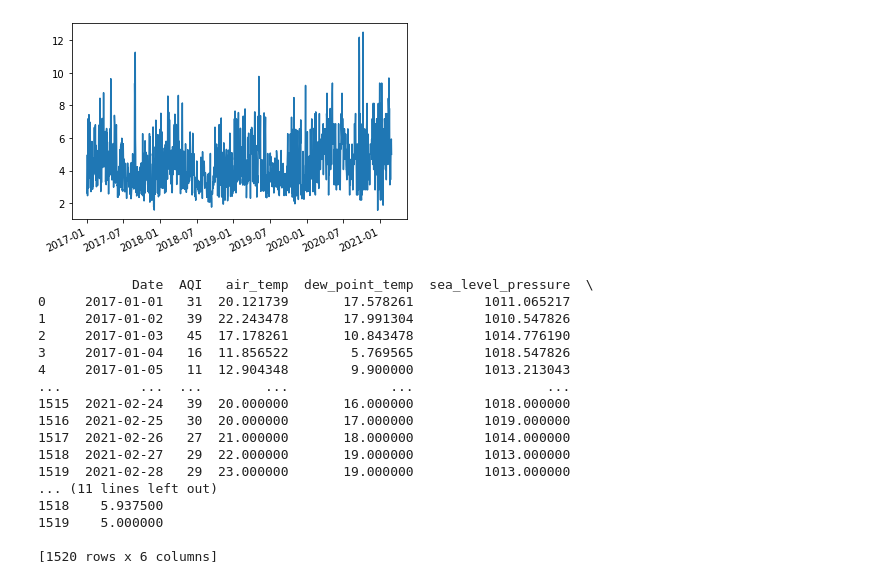
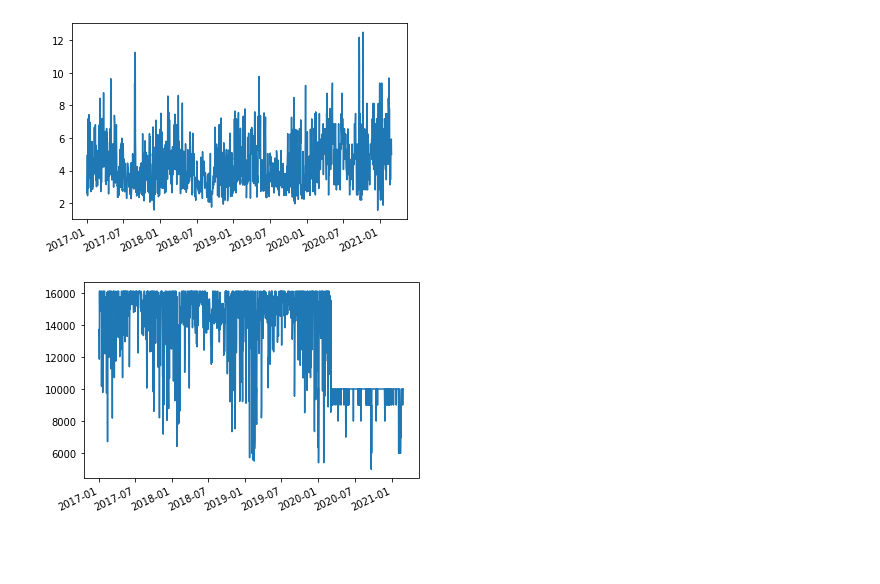
Before and after one commit to gallo-json/air-pollution-forecast, a Jupyter notebook: src/train_model.ipynb, the cells around one changed output. Cells and saved outputs as stored; diff of their text form; code cells hidden in the pictures; blank space fills up the shorter version.

```diff
--- a/src/train_model.ipynb
+++ b/src/train_model.ipynb
@@ -48,25 +47,9 @@ plt.gcf().autofmt_xdate(rotation=25)
 plt.show()
 # %% [output]
 [figure]
-# %%
-
-
-df.values.shape
-# %% [output]
-            Date  AQI   air_temp  dew_point_temp  sea_level_pressure  \
-0     2017-01-01   31  20.121739       17.578261         1011.065217
-1     2017-01-02   39  22.243478       17.991304         1010.547826
-2     2017-01-03   45  17.178261       10.843478         1014.776190
-3     2017-01-04   16  11.856522        5.769565         1018.547826
-4     2017-01-05   11  12.904348        9.900000         1013.213043
-...          ...  ...        ...             ...                 ...
-1515  2021-02-24   39  20.000000       16.000000         1018.000000
-1516  2021-02-25   30  20.000000       17.000000         1019.000000
-1517  2021-02-26   27  21.000000       18.000000         1014.000000
-1518  2021-02-27   29  22.000000       19.000000         1013.000000
-1519  2021-02-28   29  23.000000       19.000000         1013.000000
-... (11 lines left out)
-1518    5.937500
-1519    5.000000
-
-[1520 rows x 6 columns]
+# %%
+plt.plot_date(x_axis, df.visibility.values, '-')
+plt.gcf().autofmt_xdate(rotation=25)
+plt.show()
+# %% [output]
+[figure, added]
```
Also changed, not shown: parts of 2 cells of this notebook.
